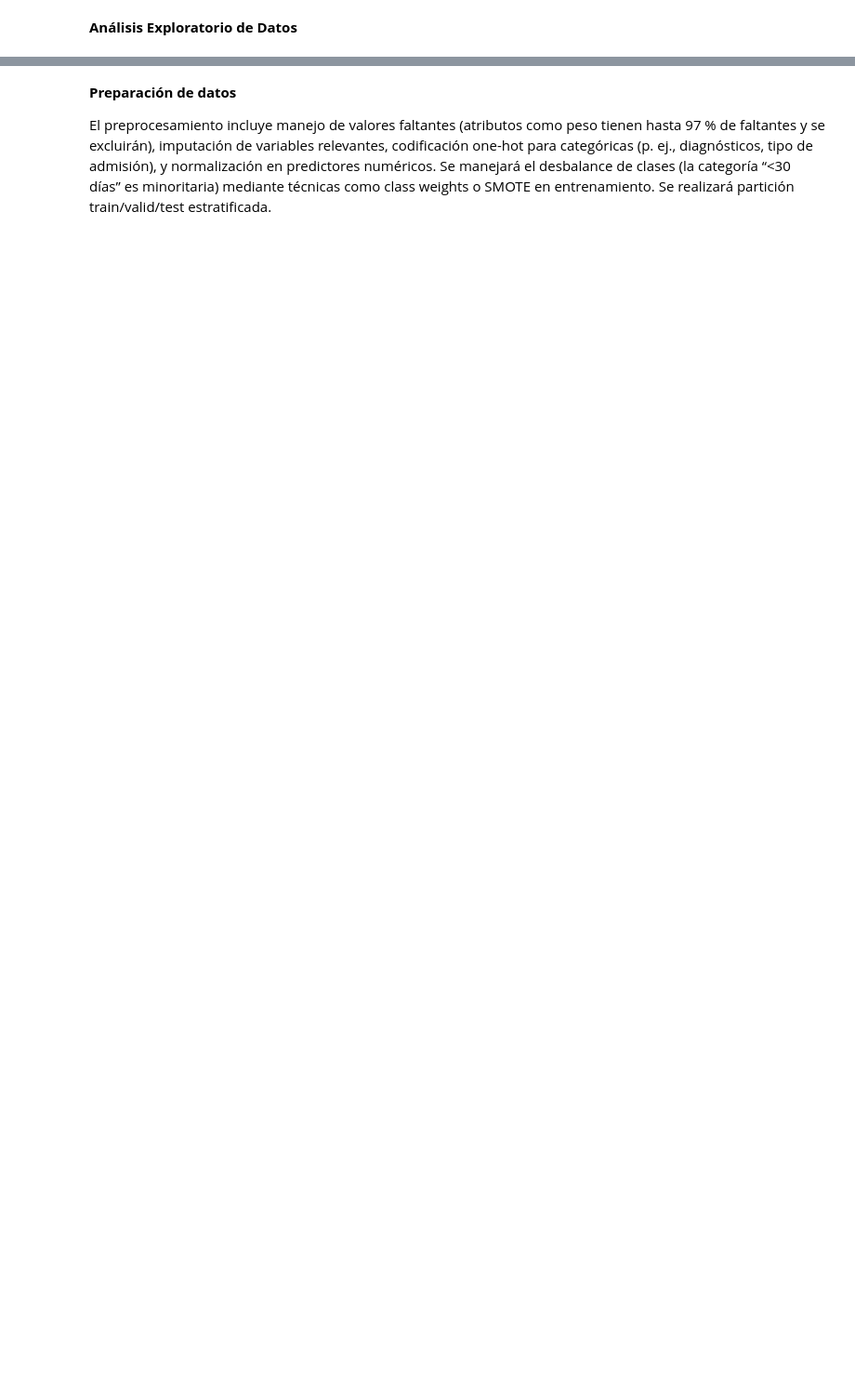
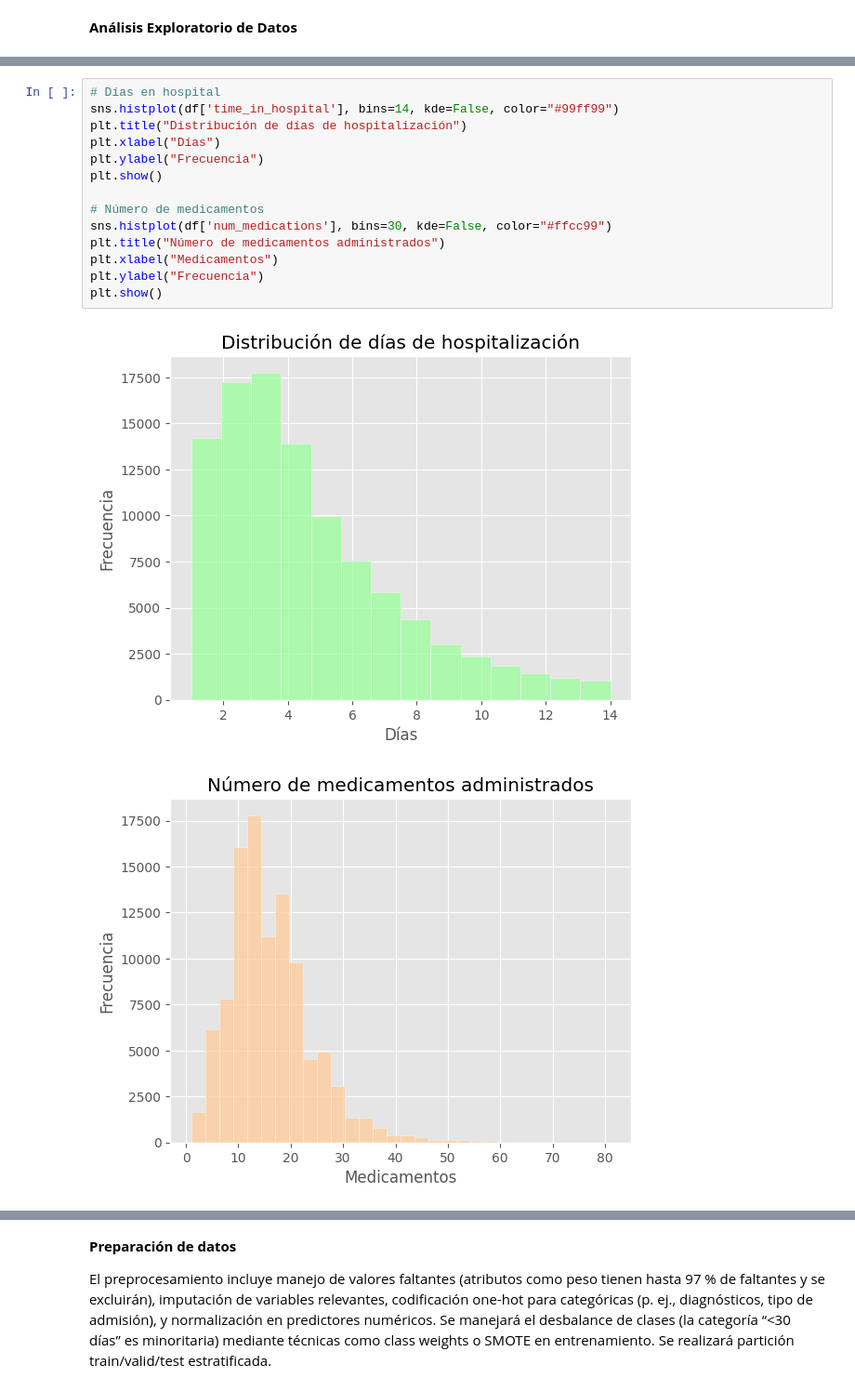
Before and after one commit to crojasce/ProyectoBE, a Jupyter notebook: Copia_de_ML_BioSta_PROYECTO_Diabetes_CR_JM_JR.ipynb, the cells around one changed output, grey strips where cells are left out. Shown at 93% size. Saved outputs shown, nothing was run; the diff lists cells and outputs as text; blank space fills up the shorter version.

```diff
--- a/Copia_de_ML_BioSta_PROYECTO_Diabetes_CR_JM_JR.ipynb
+++ b/Copia_de_ML_BioSta_PROYECTO_Diabetes_CR_JM_JR.ipynb
@@ -166,0 +360,17 @@ df.head()
+# %%
+# Días en hospital
+sns.histplot(df['time_in_hospital'], bins=14, kde=False, color="#99ff99")
+plt.title("Distribución de días de hospitalización")
+plt.xlabel("Días")
+plt.ylabel("Frecuencia")
+plt.show()
+
+# Número de medicamentos
+sns.histplot(df['num_medications'], bins=30, kde=False, color="#ffcc99")
+plt.title("Número de medicamentos administrados")
+plt.xlabel("Medicamentos")
+plt.ylabel("Frecuencia")
+plt.show()
+# %% [output]
+[figure, added]
+[figure, added]
```
Also changed, not shown: parts of 47 cells of this notebook.
